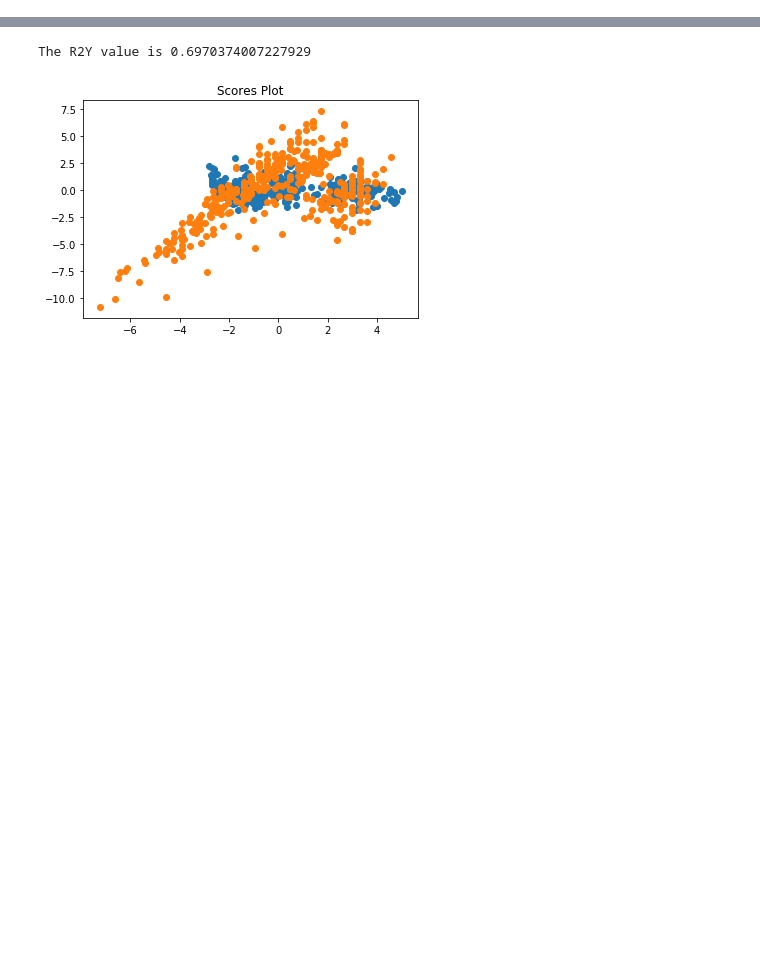
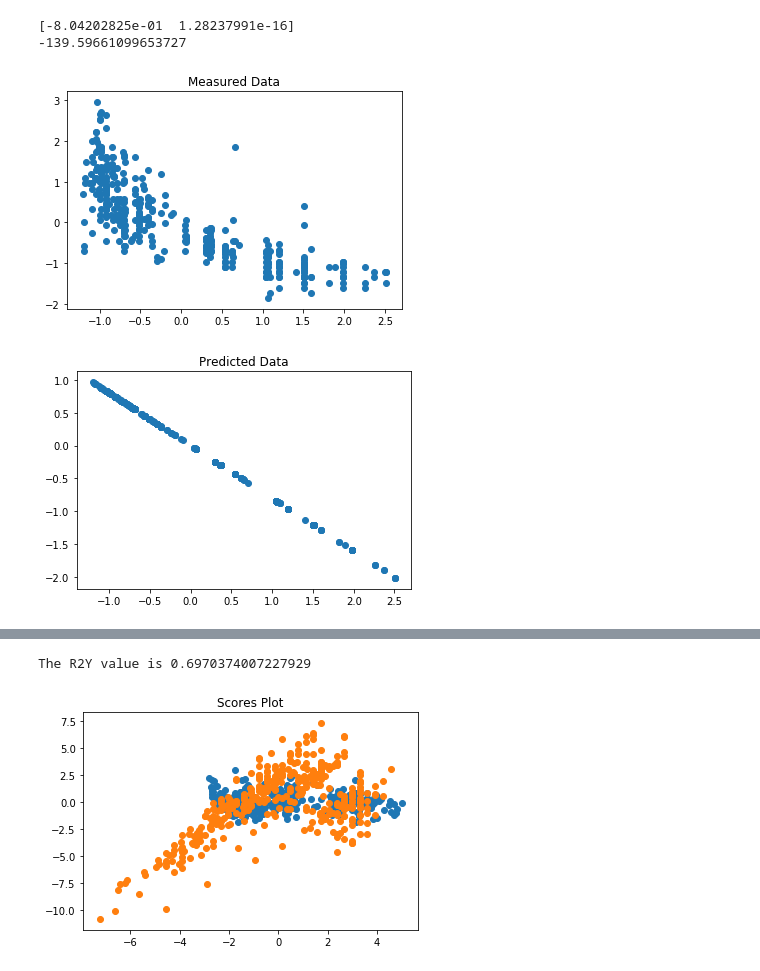
Before and after one commit to micah-bryant/Automobile_Analysis_Project, a Jupyter notebook: Final_Project.ipynb, the cells around one changed output, grey strips where cells are left out. Drawn from its saved outputs; the diff is of its cells as text; code cells hidden in the pictures; blank space fills up the shorter version.

```diff
--- a/Final_Project.ipynb
+++ b/Final_Project.ipynb
@@ -138,0 +158,11 @@ print(value)
+# %%
+values = OLS_ind(x,2)
+print(values)
+value = R2YCalc_ind(values,x,2)
+print(value)
+dataPlot_ind(values,x,2)
+# %% [output]
+[-8.04202825e-01  1.28237991e-16]
+-139.59661099653727
+[figure, added]
+[figure, added]
```
Also changed, not shown: parts of 8 cells of this notebook.
